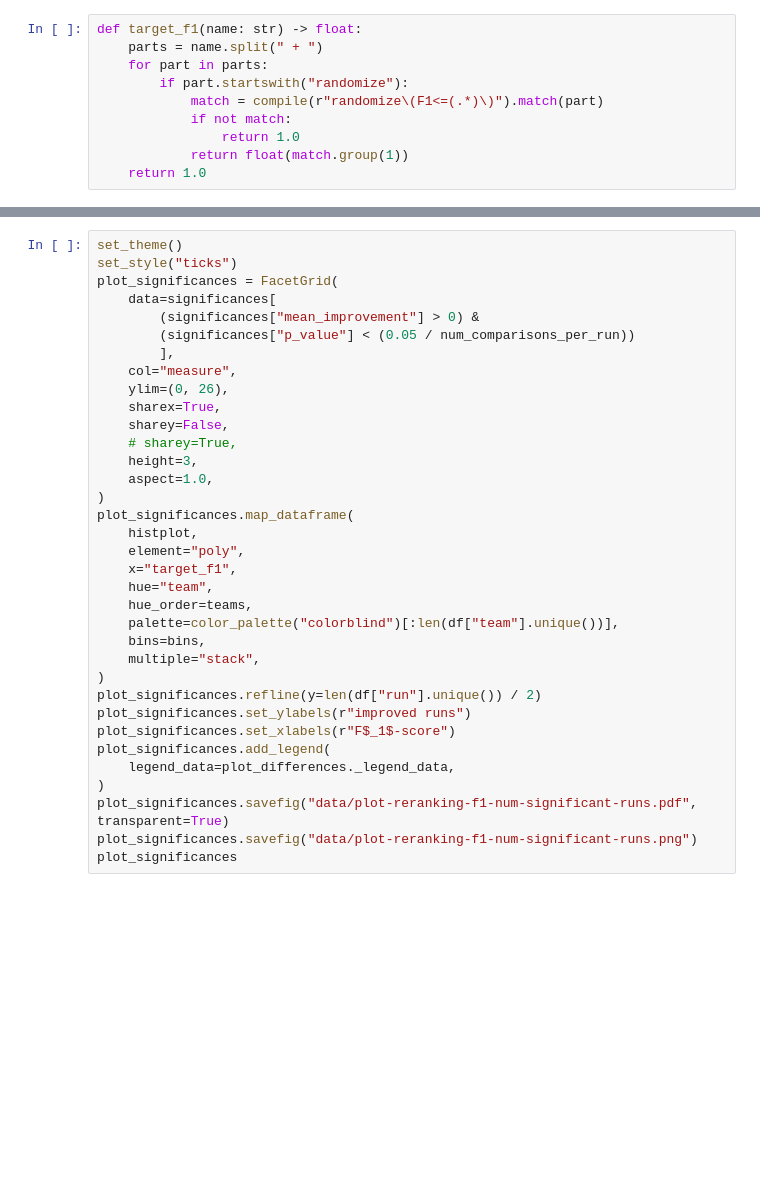
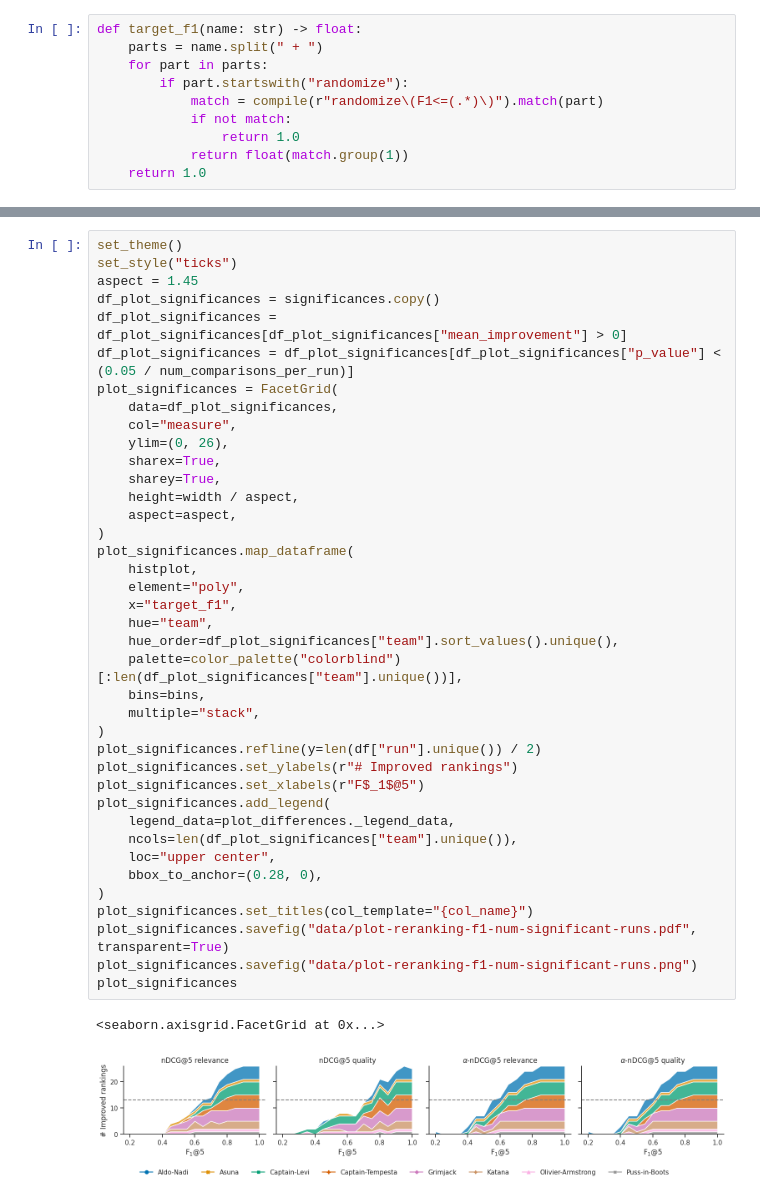
Before and after one commit to webis-de/argmining23-stance-aware-re-ranking, a Jupyter notebook: evaluation_reranking_f1.ipynb, the cells around one changed output, grey strips where cells are left out. Saved outputs shown, nothing was run; the diff lists cells and outputs as text; blank space fills up the shorter version.

```diff
--- a/evaluation_reranking_f1.ipynb
+++ b/evaluation_reranking_f1.ipynb
@@ -208,35 +222,42 @@ num_comparisons_per_run = 3
 # %%
 set_theme()
 set_style("ticks")
+aspect = 1.45
+df_plot_significances = significances.copy()
+df_plot_significances = df_plot_significances[df_plot_significances["mean_improvement"] > 0]
+df_plot_significances = df_plot_significances[df_plot_significances["p_value"] < (0.05 / num_comparisons_per_run)]
 plot_significances = FacetGrid(
-    data=significances[
-        (significances["mean_improvement"] > 0) &
-        (significances["p_value"] < (0.05 / num_comparisons_per_run))
-        ],
+    data=df_plot_significances,
     col="measure",
     ylim=(0, 26),
     sharex=True,
-    sharey=False,
-    # sharey=True,
-    height=3,
-    aspect=1.0,
+    sharey=True,
+    height=width / aspect,
+    aspect=aspect,
 )
 plot_significances.map_dataframe(
     histplot,
     element="poly",
     x="target_f1",
     hue="team",
-    hue_order=teams,
-    palette=color_palette("colorblind")[:len(df["team"].unique())],
+    hue_order=df_plot_significances["team"].sort_values().unique(),
+    palette=color_palette("colorblind")[:len(df_plot_significances["team"].unique())],
     bins=bins,
     multiple="stack",
 )
 plot_significances.refline(y=len(df["run"].unique()) / 2)
-plot_significances.set_ylabels(r"improved runs")
-plot_significances.set_xlabels(r"F$_1$-score")
+plot_significances.set_ylabels(r"# Improved rankings")
+plot_significances.set_xlabels(r"F$_1$@5")
 plot_significances.add_legend(
     legend_data=plot_differences._legend_data,
+    ncols=len(df_plot_significances["team"].unique()),
+    loc="upper center",
+    bbox_to_anchor=(0.28, 0),
 )
+plot_significances.set_titles(col_template="{col_name}")
 plot_significances.savefig("data/plot-reranking-f1-num-significant-runs.pdf", transparent=True)
 plot_significances.savefig("data/plot-reranking-f1-num-significant-runs.png")
 plot_significances
+# %% [output]
+<seaborn.axisgrid.FacetGrid at 0x...>
+[figure, added]
```
Also changed, not shown: parts of 10 cells of this notebook, 2 other files.
